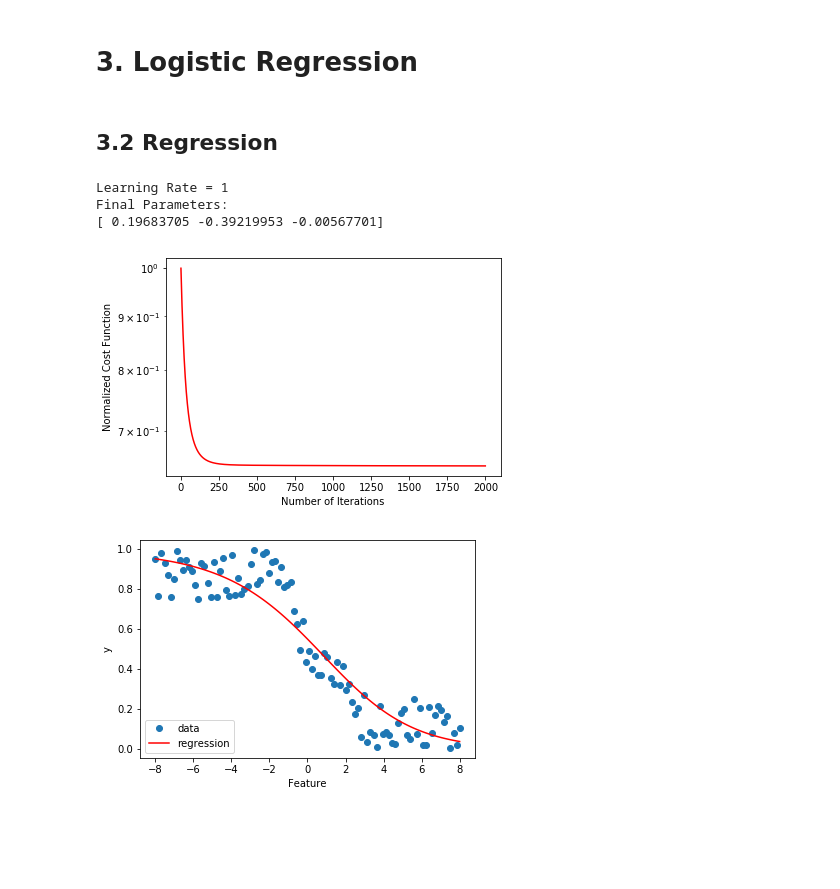
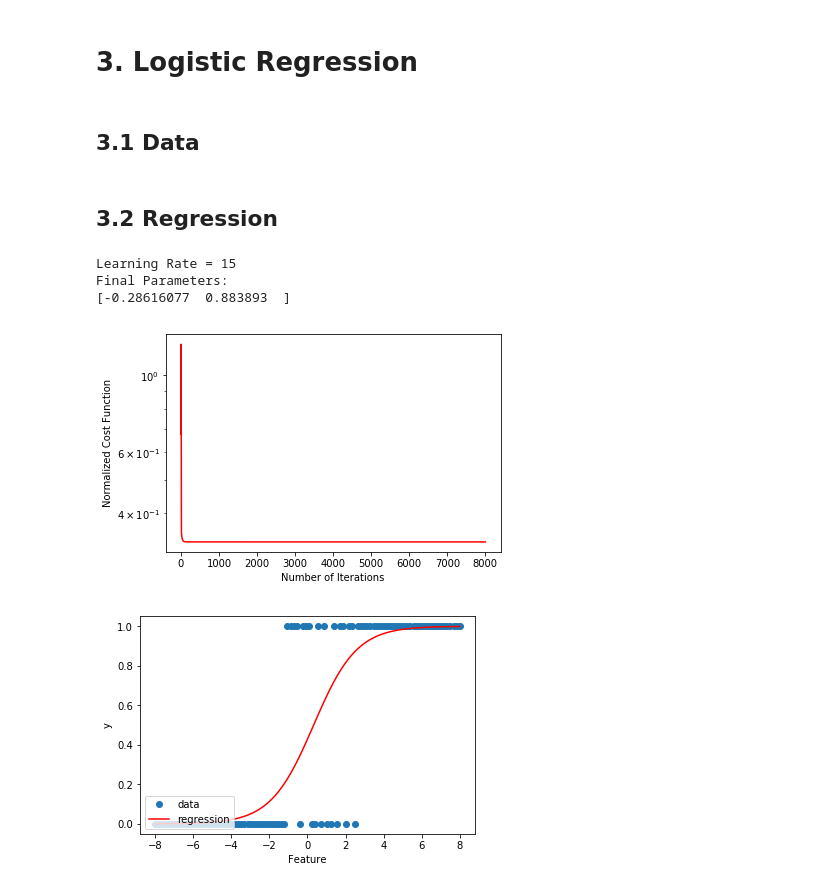
Before and after one commit to ABoghi/MachineLearning, a Jupyter notebook: ML_Notebook.ipynb, the cells around one changed output. Saved outputs shown, nothing was run; the diff lists cells and outputs as text; code cells hidden in the pictures; blank space fills up the shorter version.

Commit message:
Logistic data betwee 0 and 1.

```diff
--- a/ML_Notebook.ipynb
+++ b/ML_Notebook.ipynb
@@ -42,20 +40,22 @@ Final Parameters:
+# %% [markdown]
+## 3.1 Data
 # %%
 x_min = -8
 x_max = 8
-theta = [0, -1, 1/2, -1/6]
-sigma = 0.25
+theta = [0, 1]
+sigma = 0.5
 x,y = ml.LogisticDataGenerator(theta,x_min,x_max,sigma,n)
 # %% [markdown]
 ## 3.2 Regression
 # %%
-n_it = 2000
-theta = np.array([0.01, 0.01, 0.01])
-alpha = 1
+n_it = 8000
+theta = np.array([0.01, 0.01])
+alpha = 15
 mode = 'logistic'
 h = ml.runGradientDescent(x,y,theta,n_it,alpha,mode)
 # %% [output]
-Learning Rate = 1
+Learning Rate = 15
 Final Parameters:
-[ 0.19683705 -0.39219953 -0.00567701]
+[-0.28616077  0.883893  ]
-[figure, old version]
+[figure, new version]
-[figure, old version]
+[figure, new version]
```
Also changed, not shown: parts of 2 cells of this notebook, 1 other file.
